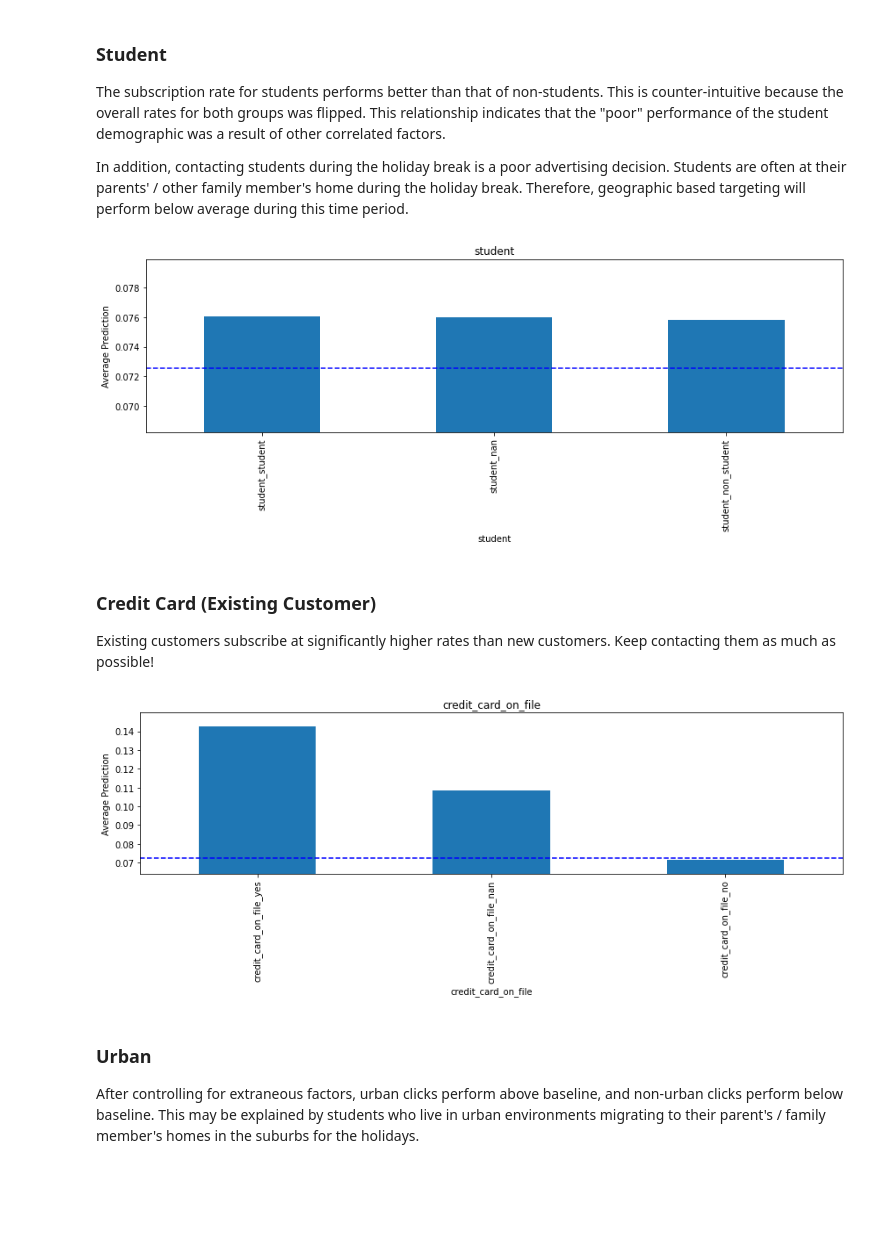
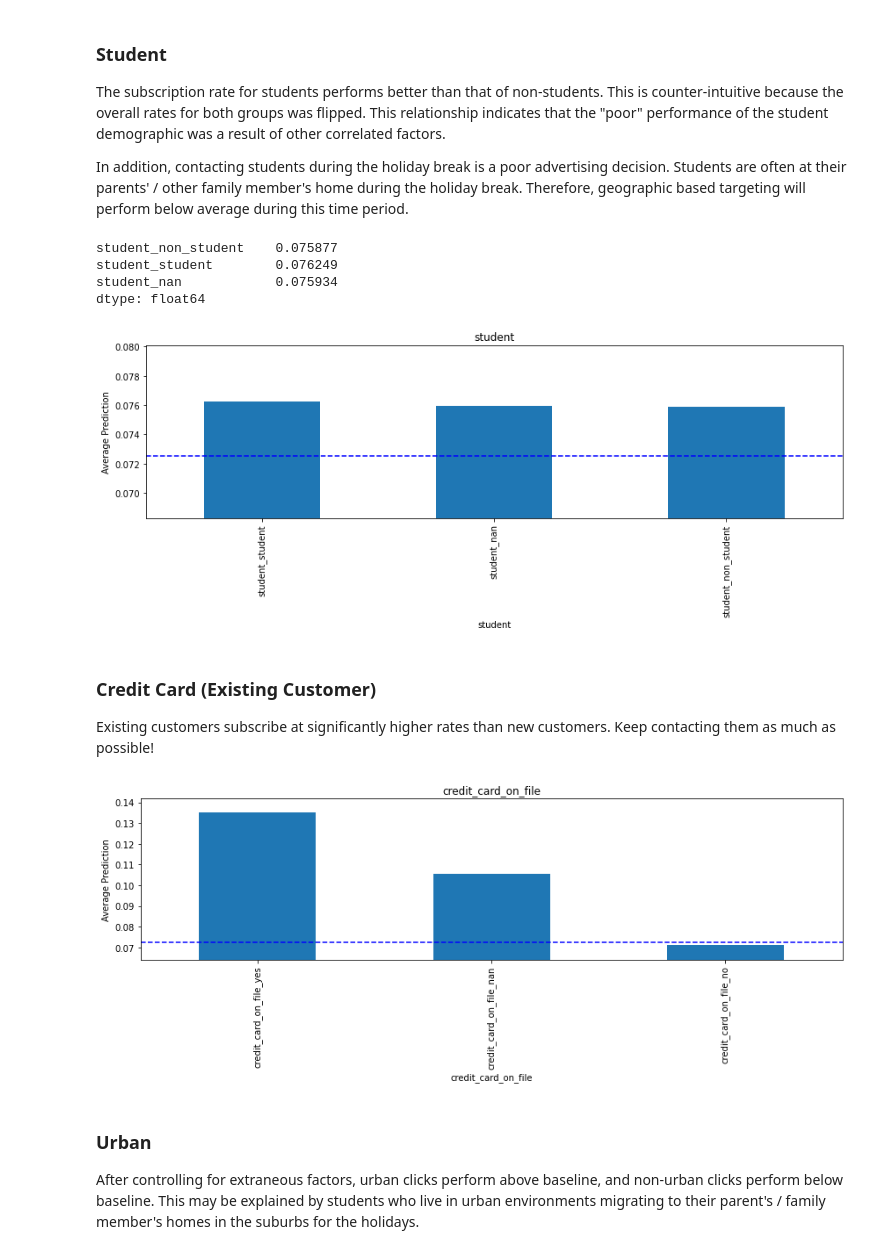
Before and after one commit to akosfurton/stackoverflow_auto_mod, a Jupyter notebook: notebooks/MicDrop Click-To-Subscribe Funnel.ipynb, the cells around one changed output. Cells and saved outputs as stored; diff of their text form; code cells hidden in the pictures; blank space fills up the shorter version.

```diff
--- a/notebooks/MicDrop Click-To-Subscribe Funnel.ipynb
+++ b/notebooks/MicDrop Click-To-Subscribe Funnel.ipynb
@@ -228,7 +276,7 @@ The random forest model is used to predict a likelihood of subscription, and the
 # Model Performance
 The model achieves an out of sample AUC score of 0.58, indicating that it is somewhat predictive of subscription_rate. A model with an AUC of 0.5 is random, and a model with an AUC of 1 is a perfect score. Based on the limited user data available, a model with an AUC of 0.58 would be considered acceptable.
 # %%
-clf, x_train, y_train = run_fit_evaluate_model(base_folder, "rf_all_vars", save_external=False)
+clf, x_train, y_train = run_fit_evaluate_model(base_folder, "rf_all_vars", save_external=True)
 # %% [output]
 Model Performance metrics:
 ------------------------------
@@ -306,15 +398,19 @@ In addition, contacting students during the holiday break is a poor advertising
 # %%
 plot_partial_dependence(clf, x_train, y_train, "student")
 # %% [output]
+student_non_student    0.075877
+student_student        0.076249
+student_nan            0.075934
+dtype: float64
-[figure, old version]
+[figure, new version]
 # %% [markdown]
 ### Credit Card (Existing Customer)
 
 Existing customers subscribe at significantly higher rates than new customers. Keep contacting them as much as possible!
 # %%
-plot_partial_dependence(clf, x_train, y_train, "credit_card_on_file")
+df = plot_partial_dependence(clf, x_train, y_train, "credit_card_on_file")
 # %% [output]
-[figure, old version]
+[figure, new version]
 # %% [markdown]
 ### Urban
 
```
Also changed, not shown: parts of 19 cells of this notebook, 7 other files.
